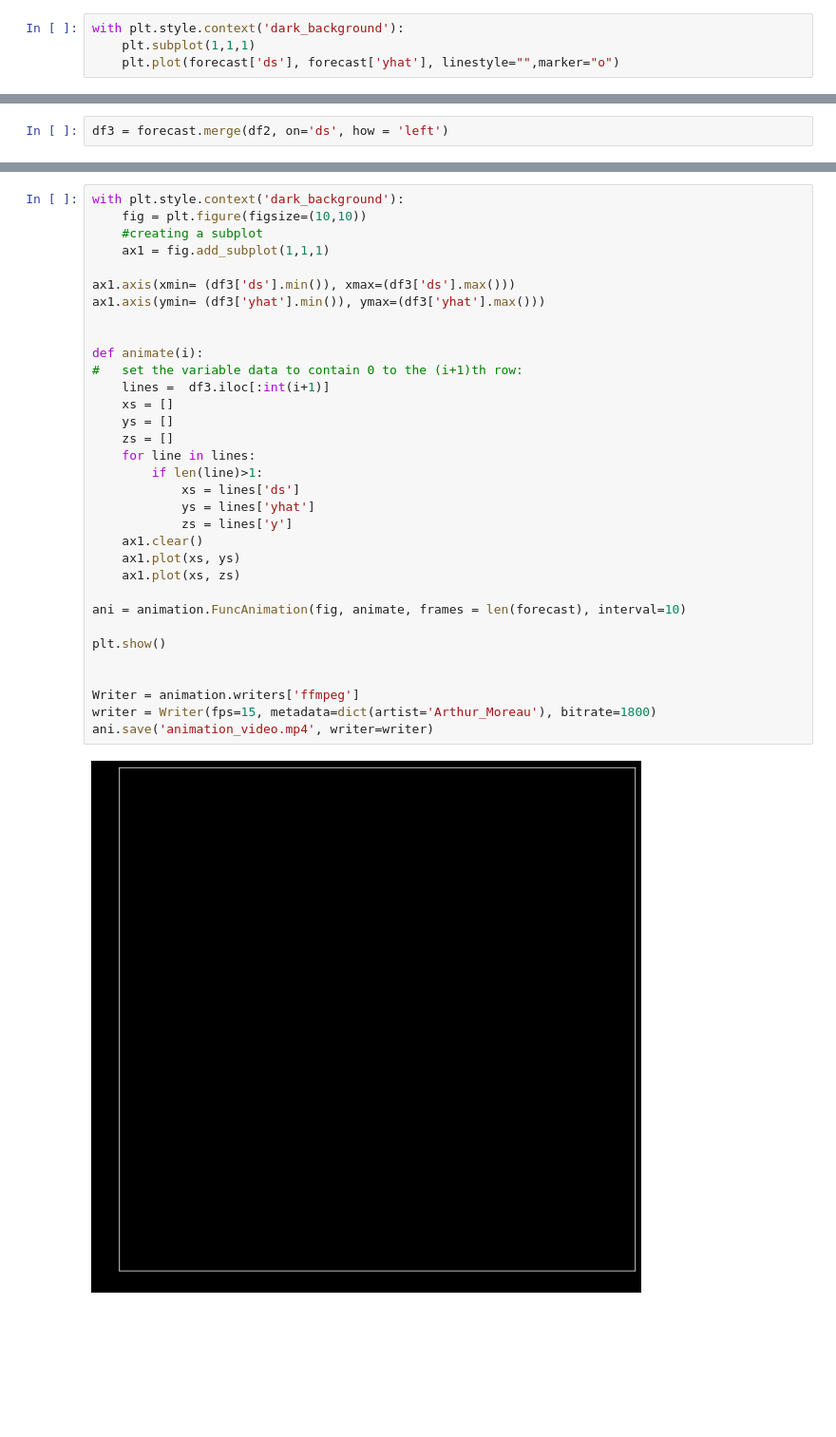
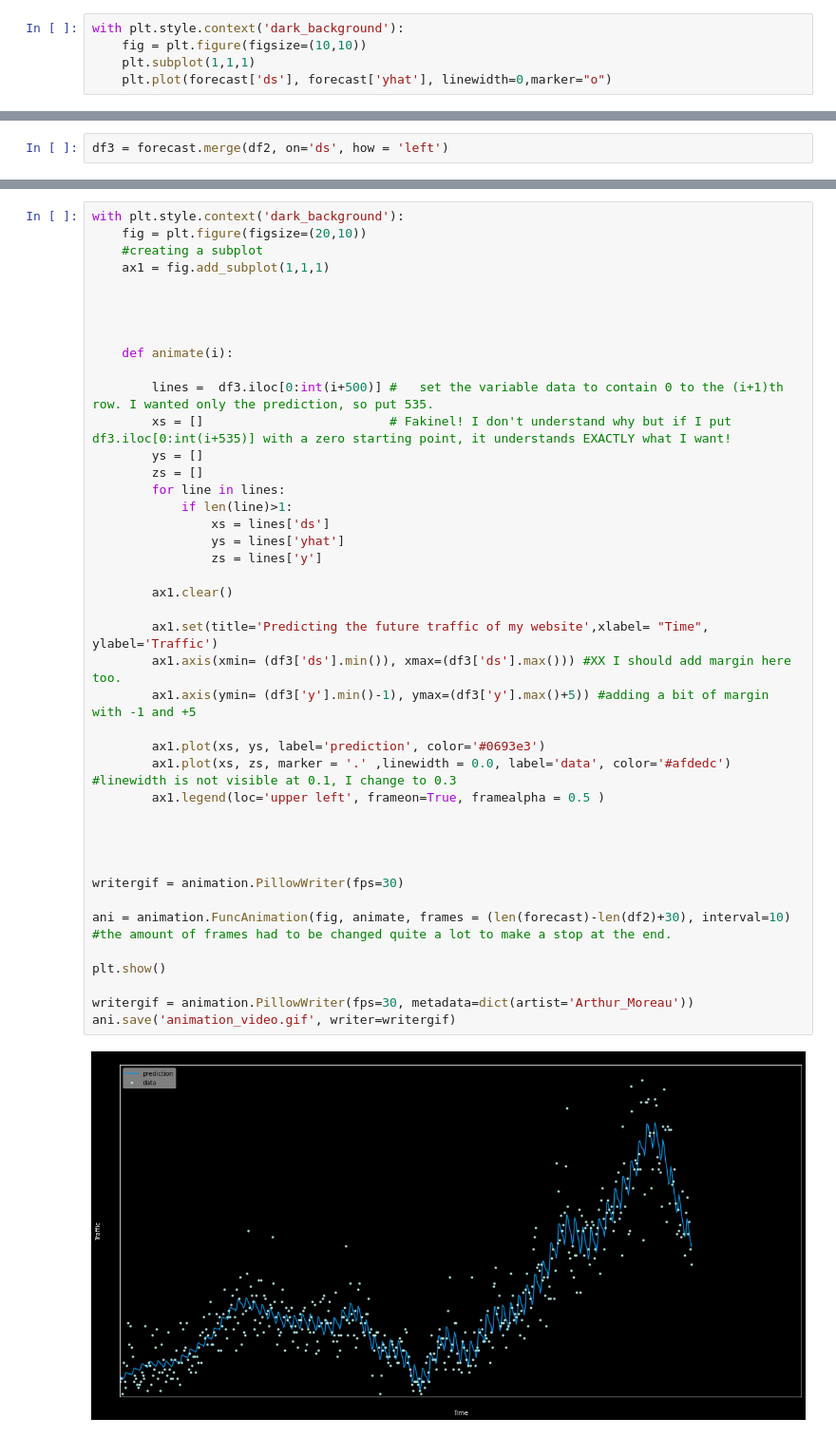
Before and after one commit to ArthurMro/Prediction_marketing, a Jupyter notebook: Prophet_GA_cs_info.ipynb, the cells around one changed output, grey strips where cells are left out. Shown: that part at 95% size. Saved outputs shown, nothing was run; the diff lists cells and outputs as text; blank space fills up the shorter version.

```diff
--- a/Prophet_GA_cs_info.ipynb
+++ b/Prophet_GA_cs_info.ipynb
@@ -384,6 +389,7 @@ from matplotlib.animation import FuncAnimation
 %matplotlib inline
 # %%
 with plt.style.context('dark_background'):
+    fig = plt.figure(figsize=(10,10))
     plt.subplot(1,1,1)
-    plt.plot(forecast['ds'], forecast['yhat'], linestyle="",marker="o")
+    plt.plot(forecast['ds'], forecast['yhat'], linewidth=0,marker="o")
 # %% [output]
@@ -413,35 +429,44 @@ df3.tail()
 # %%
 with plt.style.context('dark_background'):
-    fig = plt.figure(figsize=(10,10))
+    fig = plt.figure(figsize=(20,10))
     #creating a subplot
     ax1 = fig.add_subplot(1,1,1)
 
-ax1.axis(xmin= (df3['ds'].min()), xmax=(df3['ds'].max()))
-ax1.axis(ymin= (df3['yhat'].min()), ymax=(df3['yhat'].max()))
 
 
-def animate(i):
-#   set the variable data to contain 0 to the (i+1)th row:
-    lines =  df3.iloc[:int(i+1)]
-    xs = []
-    ys = []
-    zs = []
-    for line in lines:
-        if len(line)>1:
-            xs = lines['ds']
-            ys = lines['yhat']
-            zs = lines['y']
-    ax1.clear()
-    ax1.plot(xs, ys)
-    ax1.plot(xs, zs)
 
-ani = animation.FuncAnimation(fig, animate, frames = len(forecast), interval=10)
+    def animate(i):
+
+        lines =  df3.iloc[0:int(i+500)] #   set the variable data to contain 0 to the (i+1)th row. I wanted only the prediction, so put 535.
+        xs = []                         # Fakinel! I don't understand why but if I put  df3.iloc[0:int(i+535)] with a zero starting point, it understands EXACTLY what I want!
+        ys = []
+        zs = []
+        for line in lines:
+            if len(line)>1:
+                xs = lines['ds']
+                ys = lines['yhat']
+                zs = lines['y']
+
+        ax1.clear()
+
+        ax1.set(title='Predicting the future traffic of my website',xlabel= "Time", ylabel='Traffic')
+        ax1.axis(xmin= (df3['ds'].min()), xmax=(df3['ds'].max())) #XX I should add margin here too.
+        ax1.axis(ymin= (df3['y'].min()-1), ymax=(df3['y'].max()+5)) #adding a bit of margin with -1 and +5
+
+        ax1.plot(xs, ys, label='prediction', color='#0693e3')
+        ax1.plot(xs, zs, marker = '.' ,linewidth = 0.0, label='data', color='#afdedc') #linewidth is not visible at 0.1, I change to 0.3
+        ax1.legend(loc='upper left', frameon=True, framealpha = 0.5 )
+
+
+
+
+writergif = animation.PillowWriter(fps=30)
+
+ani = animation.FuncAnimation(fig, animate, frames = (len(forecast)-len(df2)+30), interval=10) #the amount of frames had to be changed quite a lot to make a stop at the end.
 
 plt.show()
 
-
-Writer = animation.writers['ffmpeg']
-writer = Writer(fps=15, metadata=dict(artist='Arthur_Moreau'), bitrate=1800)
-ani.save('animation_video.mp4', writer=writer)
+writergif = animation.PillowWriter(fps=30, metadata=dict(artist='Arthur_Moreau'))
+ani.save('animation_video.gif', writer=writergif)
 # %% [output]
-[figure, old version]
+[figure, new version]
```
Also changed, not shown: parts of 19 cells of this notebook.
